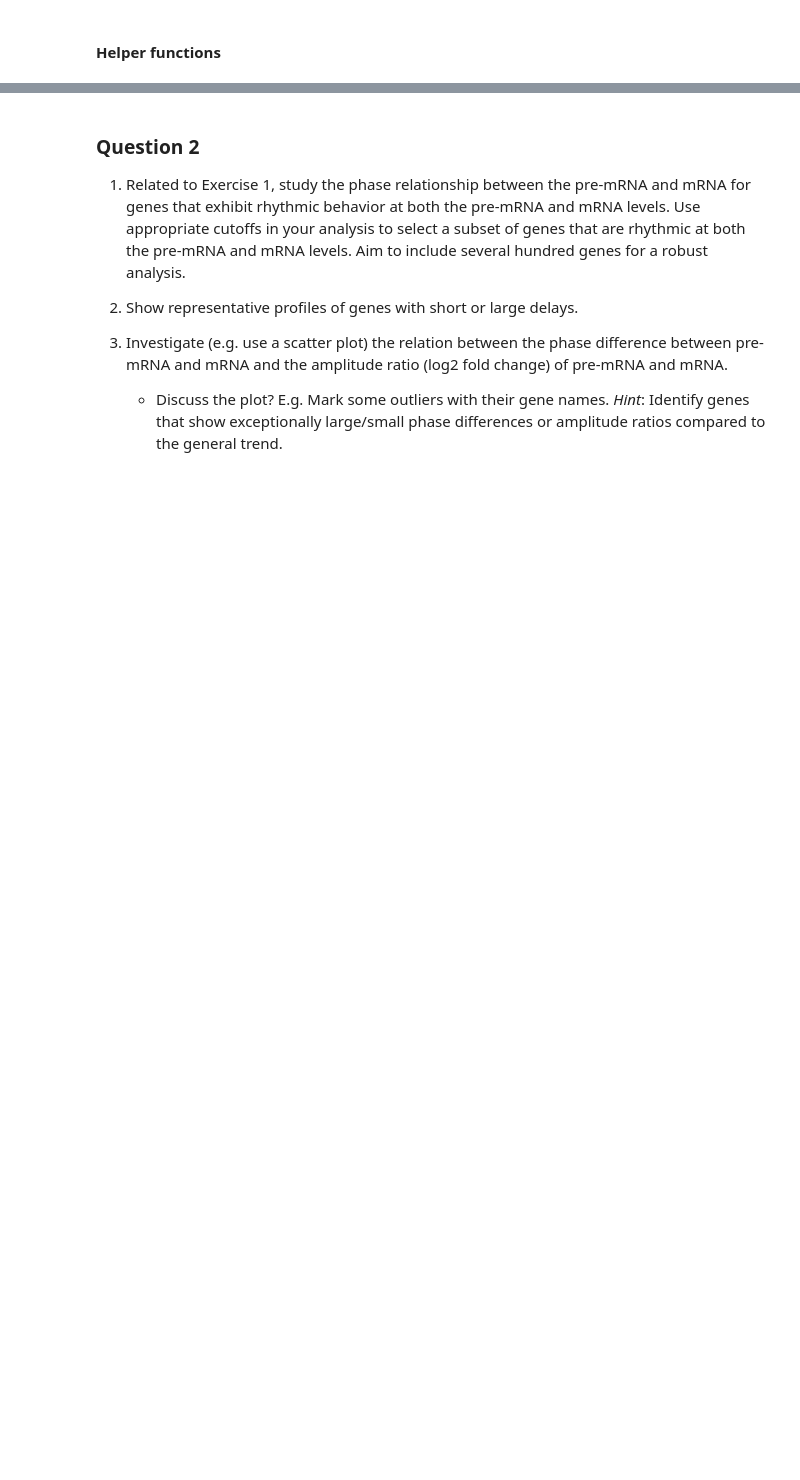
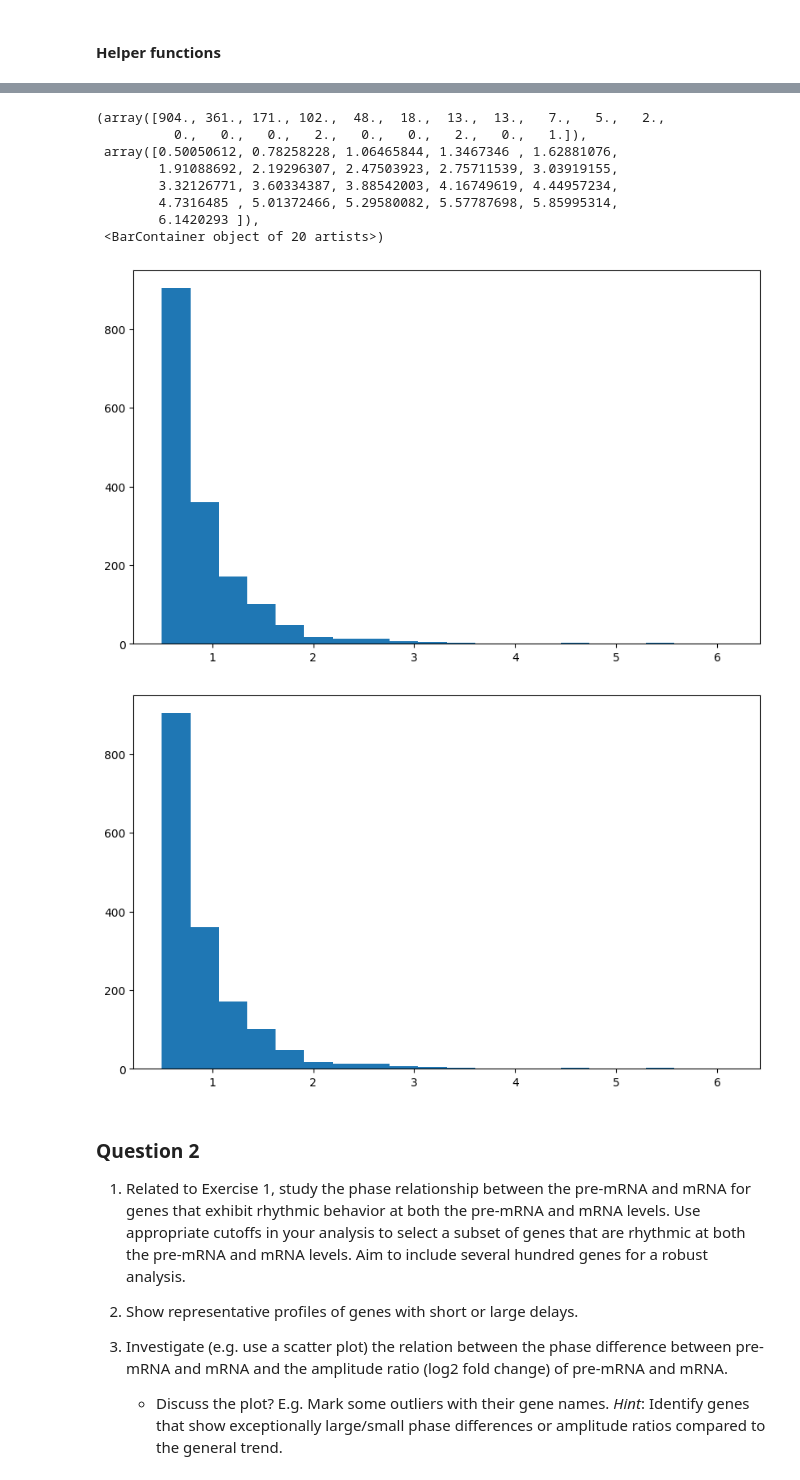
Before and after one commit to morri4shao/Genome-to-Function-class-project3, a Jupyter notebook: Exercise_Week11_12_B_final_FN.ipynb, the cells around one changed output, grey strips where cells are left out. Drawn from its saved outputs; the diff is of its cells as text; code cells hidden in the pictures; blank space fills up the shorter version.

Commit message:
Now trying to plot the genes to see rythm

```diff
--- a/Exercise_Week11_12_B_final_FN.ipynb
+++ b/Exercise_Week11_12_B_final_FN.ipynb
@@ -602,12 +583,33 @@ N = 48
 results_intron = process_data(dat, 'Intron', Ts, T, N)
 results_exon = process_data(dat, 'Exon', Ts, T, N)
 
-# Select rhythmic genes based on p-value for example
-ii=np.logical_and(results_intron['pv'] < 0.05,results_exon['pv'] < 0.05)
-#...
-#...
-
-#Perform the different plots
+# Select rhythmic genes based on p-value
+ii=np.logical_and(results_intron['pv'] < 0.01,results_intron['amp'] > 0.5)
+ie=np.logical_and(results_exon['pv'] < 0.01,results_exon['amp'] > 0.5)
+# %%
+#create a time line of 48 time points with 2 hours interval
+t_2=np.linspace(0,2,48)
+#using ii as index, extract the rythmic genes true in ii from results_intron and plot them in a histogram
+amp_intron = results_intron['amp'][ii]
+ph_intron = results_intron['phase'][ii]
+amp_intron
+#plot the histogram with x as t_2 and y as amp_intron
+plt.figure(figsize=(10, 6))
+plt.hist(amp_intron, bins=20)
+
+plt.figure(figsize=(10, 6))
+plt.hist(amp_intron, bins=20)
+# %% [output]
+(array([904., 361., 171., 102.,  48.,  18.,  13.,  13.,   7.,   5.,   2.,
+          0.,   0.,   0.,   2.,   0.,   0.,   2.,   0.,   1.]),
+ array([0.50050612, 0.78258228, 1.06465844, 1.3467346 , 1.62881076,
+        1.91088692, 2.19296307, 2.47503923, 2.75711539, 3.03919155,
+        3.32126771, 3.60334387, 3.88542003, 4.16749619, 4.44957234,
+        4.7316485 , 5.01372466, 5.29580082, 5.57787698, 5.85995314,
+        6.1420293 ]),
+ <BarContainer object of 20 artists>)
+[figure, added]
+[figure, added]
 # %% [markdown]
 ### Question 2
 1. Related to Exercise 1, study the phase relationship between the pre-mRNA and mRNA for genes that exhibit rhythmic behavior at both the pre-mRNA and mRNA levels. Use appropriate cutoffs in your analysis to select a subset of genes that are rhythmic at both the pre-mRNA and mRNA levels. Aim to include several hundred genes for a robust analysis.
```
Also changed, not shown: parts of 1 cell of this notebook.
